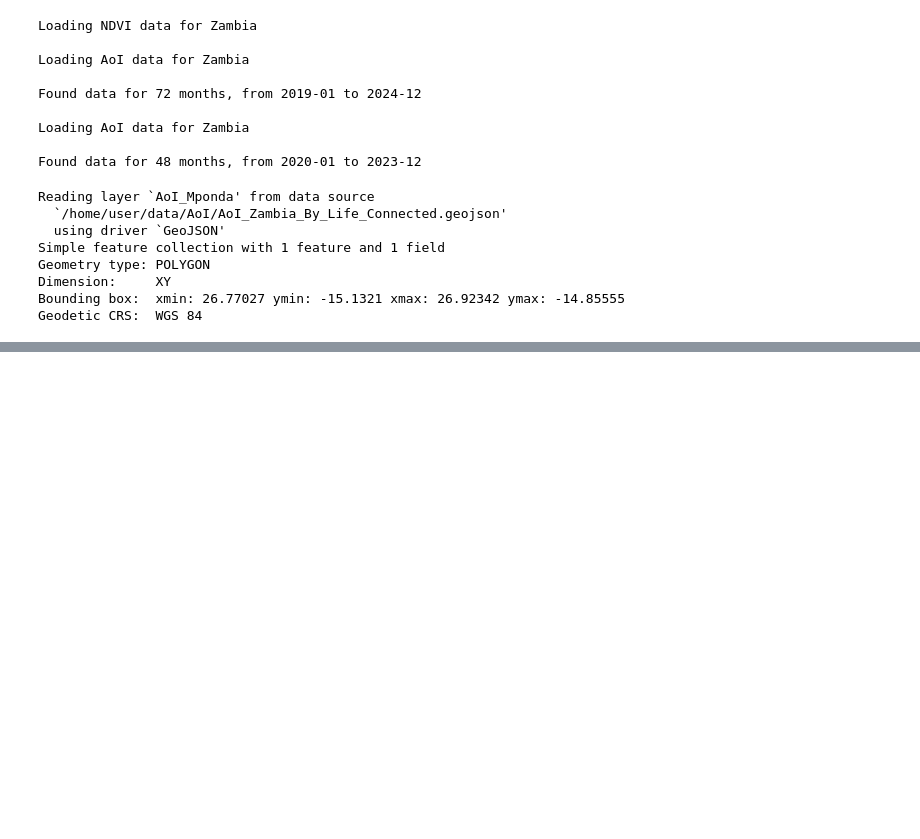
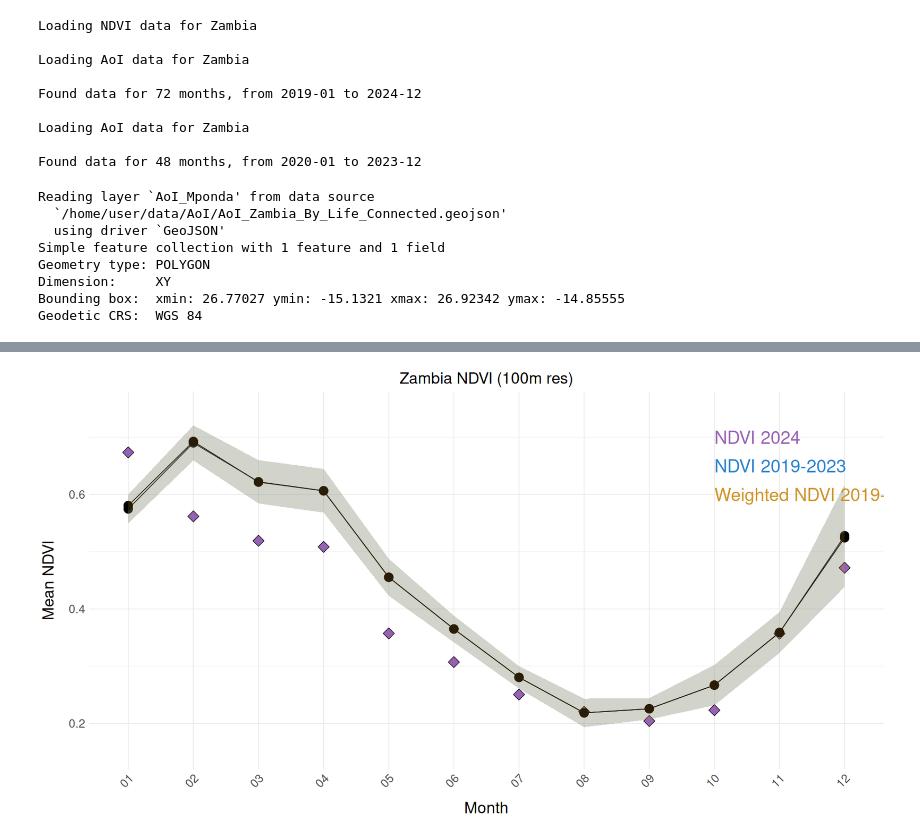
Before and after one commit to SensingClues/correlaid-environmental-time-series, a Jupyter notebook: notebooks/zambia_ndvi_timeseries.ipynb, the cells around one changed output, grey strips where cells are left out. Drawn from its saved outputs; the diff is of its cells as text; code cells hidden in the pictures; blank space fills up the shorter version.

```diff
--- a/notebooks/zambia_ndvi_timeseries.ipynb
+++ b/notebooks/zambia_ndvi_timeseries.ipynb
@@ -168,0 +207,33 @@ geom_text(x=10, y=.6, label="NDVI 2019-2023", size = 8, color = "#2781cf", hjust
+# %%
+# Plot timeseries mean values
+# with shaded ribbon for confidence interval
+
+# Change plot size to 15 x 8
+options(repr.plot.width=15, repr.plot.height=8)
+
+# actually plot timeseries
+ggplot(NULL, aes(x = Month, y = mean_val, group = 1)) +
+  geom_point(data = train_ndvi_summary, size = 5, fill = "#2781cf") + # point-average train data
+  geom_line(data = train_ndvi_summary) +
+  geom_ribbon(data = train_ndvi_summary, aes(ymin = lower_ci, ymax = upper_ci), alpha = 0.2, fill = "#2781cf") + # Shaded CI ribbon
+  geom_point(data = test_ndvi_summary, size = 5, shape=23, fill = "#9662b3") + # point-average test data
+ geom_point(data = Wtrain_ndvi_summary, size = 5, fill = "#cf9427") + # point-average WEIGHTED MEAN train data
+  geom_line(data = Wtrain_ndvi_summary) +
+  geom_ribbon(data = Wtrain_ndvi_summary, aes(ymin = lower_ci, ymax = upper_ci), alpha = 0.2, fill = "#cf9427") + # Shaded CI ribbon
+  theme_minimal() +
+  labs(
+    title = paste0(country_name, " NDVI (", resolution, "m res)"),
+    x = "Month",
+    y = "Mean NDVI"
+  ) +
+  theme(axis.text.x = element_text(angle = 45, hjust = 1, size = 15),
+        axis.text.y = element_text(size = 15),
+        axis.title.x = element_text(size = 20, margin = margin(15,0,0,0)),
+        axis.title.y = element_text(size = 20, margin = margin(0,15,0,0)),
+       plot.title = element_text(size = 20, hjust = 0.5)) +
+  ylim(0.15, .75) +
+  geom_text(x=10, y=.7, label="NDVI 2024", size = 8, color = "#9662b3", hjust=0) + # add text to label plot
+geom_text(x=10, y=.65, label="NDVI 2019-2023", size = 8, color = "#2781cf", hjust=0) + # add text to label plot
+geom_text(x=10, y=.6, label="Weighted NDVI 2019-2023", size = 8, color = "#cf9427", hjust=0) # add text to label plot
+# %% [output]
+[figure, added]
```
Also changed, not shown: parts of 6 cells of this notebook, 1 other file.
